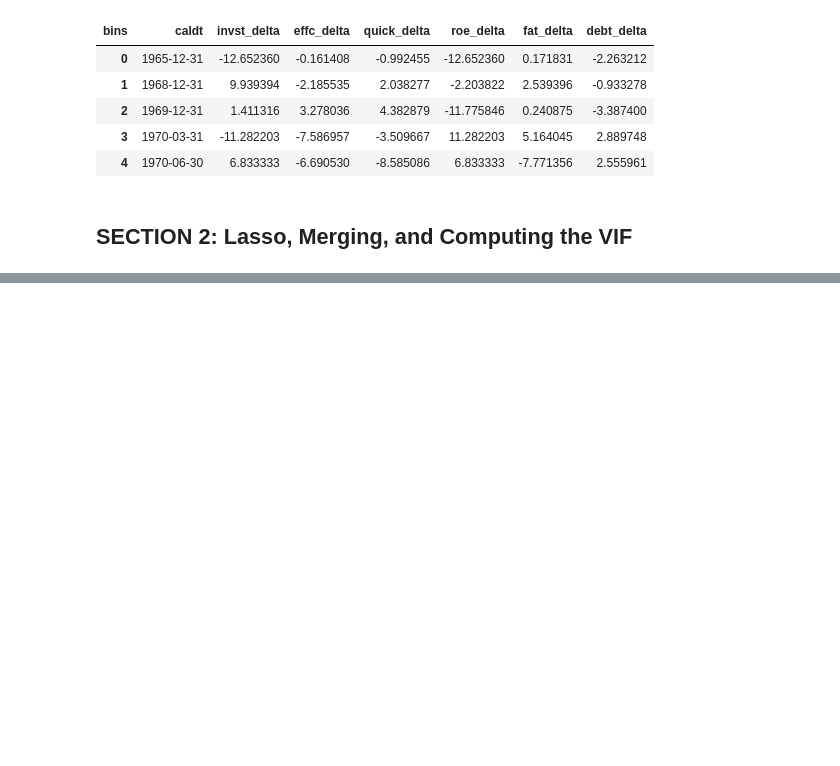
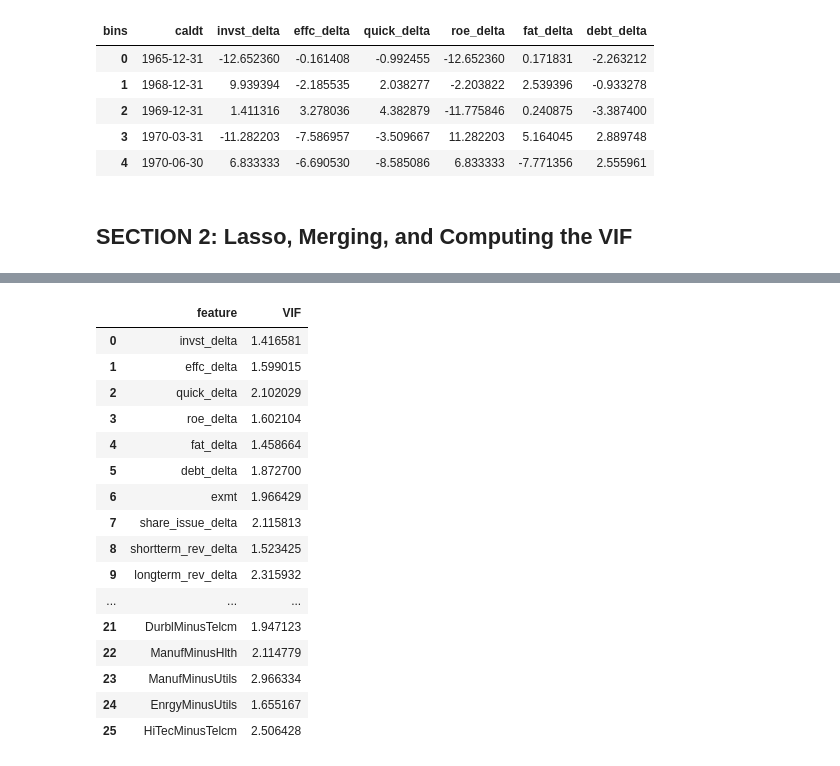
Before and after one commit to sethjpete/econ588project, a Jupyter notebook: final.ipynb, the cells around one changed output, grey strips where cells are left out. Saved outputs shown, nothing was run; the diff lists cells and outputs as text; code cells hidden in the pictures; blank space fills up the shorter version.

```diff
--- a/final.ipynb
+++ b/final.ipynb
@@ -428,0 +460,32 @@ vif_data
+# %%
+# We drop the following factors:
+# 1. 'cashflow_price_delta'
+# 2. 'DurblMinusUtils'
+# 3. 'ShopsMinusHlth'
+# 4. 'market_beta_delta'
+subset_df = subset_df.drop(['cashflow_price_delta', 'DurblMinusUtils', 'ShopsMinusHlth', 'market_beta_delta'], axis = 1)
+vif_df = subset_df.drop('caldt', axis = 1)
+vif_data = pd.DataFrame()
+vif_data["feature"] = vif_df.columns
+
+vif_data["VIF"] = [variance_inflation_factor(vif_df.values, i)
+                          for i in range(len(vif_df.columns))]
+vif_data
+# %% [output]
+|  | feature | VIF |
+| 0 | invst_delta | 1.416581 |
+| 1 | effc_delta | 1.599015 |
+| 2 | quick_delta | 2.102029 |
+| 3 | roe_delta | 1.602104 |
+| 4 | fat_delta | 1.458664 |
+| 5 | debt_delta | 1.872700 |
+| 6 | exmt | 1.966429 |
+| 7 | share_issue_delta | 2.115813 |
+| 8 | shortterm_rev_delta | 1.523425 |
+| 9 | longterm_rev_delta | 2.315932 |
+| ... | ... | ... |
+| 21 | DurblMinusTelcm | 1.947123 |
+| 22 | ManufMinusHlth | 2.114779 |
+| 23 | ManufMinusUtils | 2.966334 |
+| 24 | EnrgyMinusUtils | 1.655167 |
+| 25 | HiTecMinusTelcm | 2.506428 |
```
Also changed, not shown: parts of 11 cells of this notebook.
